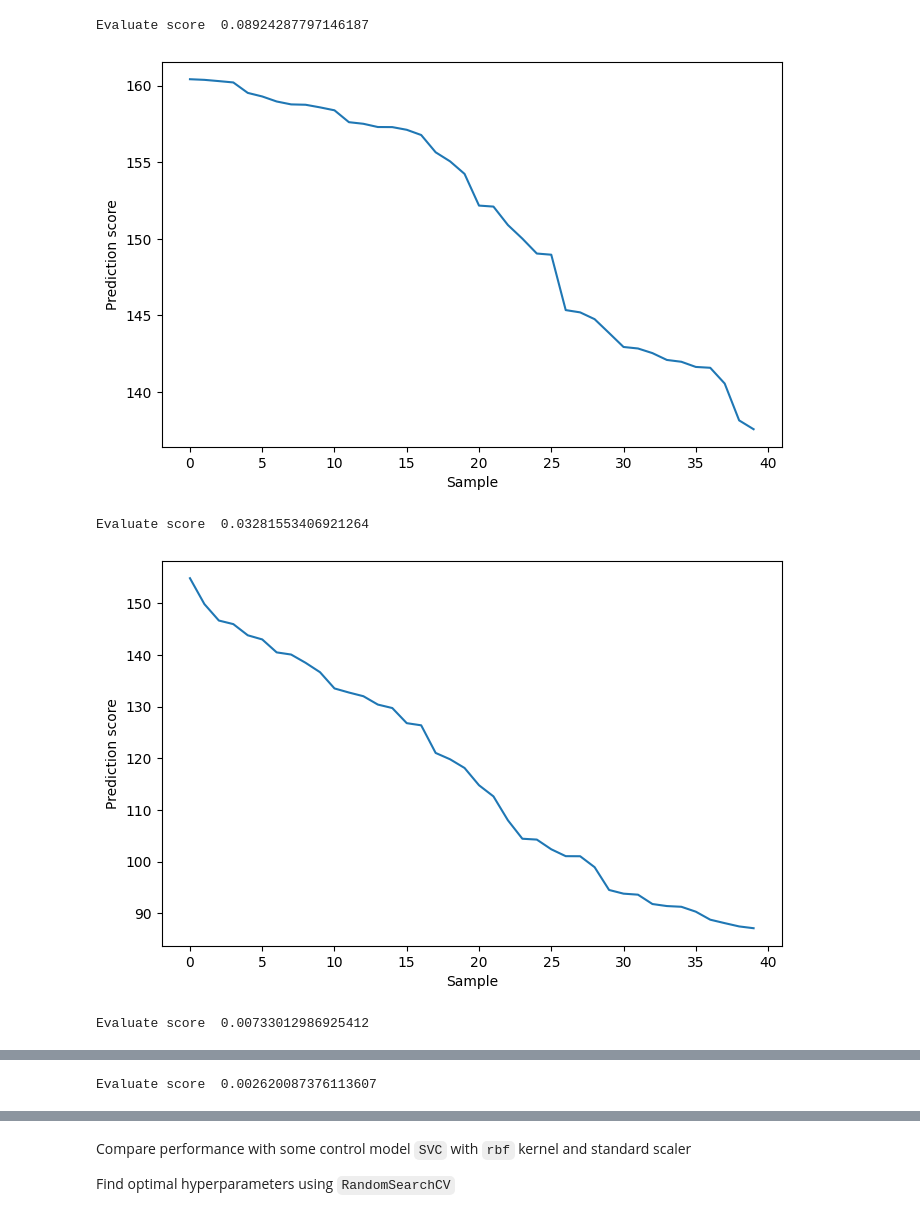
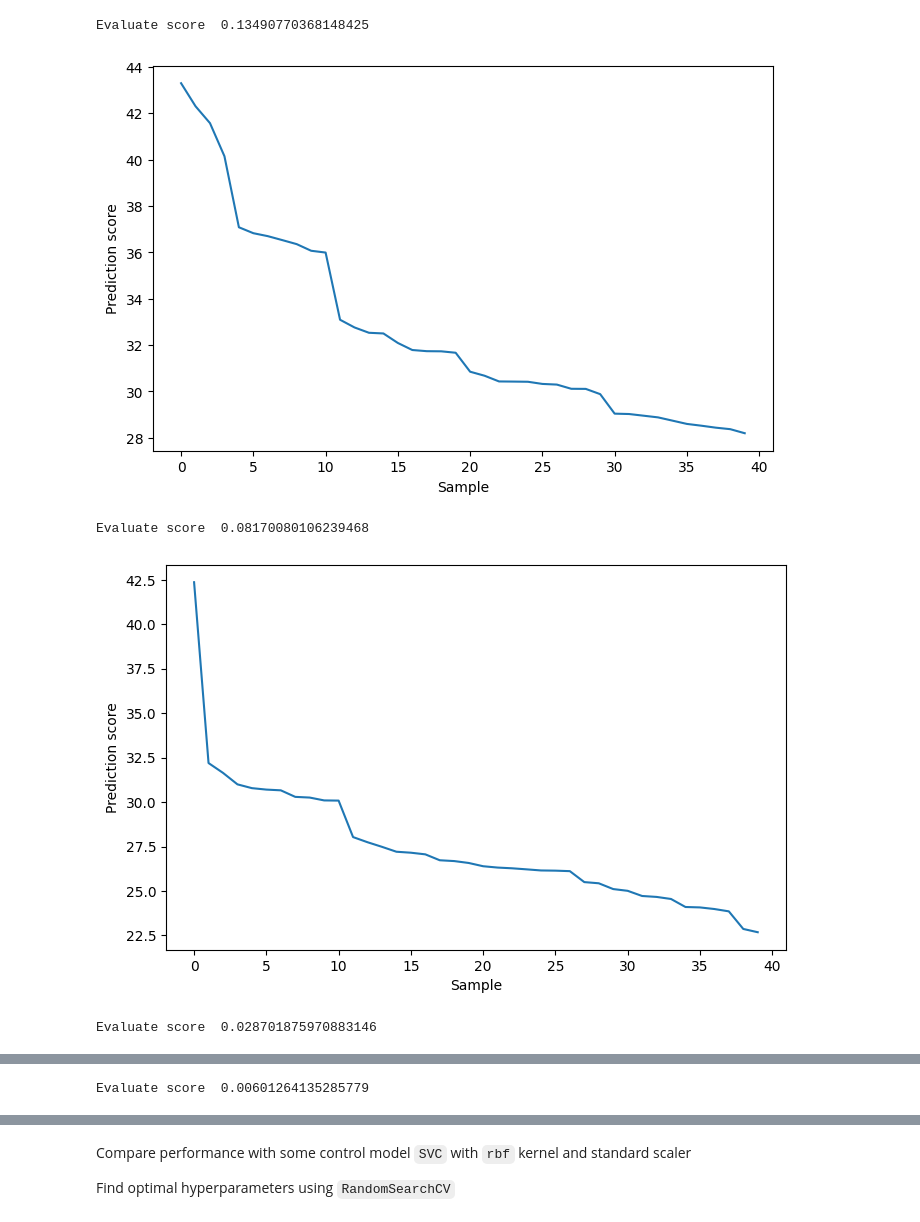
Before and after one commit to Kemsekov/python-outliers-detector, a Jupyter notebook: outlier_classification.ipynb, the cells around one changed output, grey strips where cells are left out. Drawn from its saved outputs; the diff is of its cells as text; code cells hidden in the pictures.

```diff
--- a/outlier_classification.ipynb
+++ b/outlier_classification.ipynb
@@ -93,7 +93,7 @@ def housing():
     return X,y_encoded,classes
 # %%
 from xgboost import XGBClassifier
-X,y, y_classes = AIDS()
+X,y, y_classes = heart_failure()
 
 # for high-dimensional data use `gpu` for device if you have one
 special_model = XGBClassifier(device='cpu')
@@ -106,7 +106,7 @@ state = randint(0,1000)
 search = RandomizedSearchCV(
     special_model,
     params,
-    n_iter=1000,
+    n_iter=200,
     cv=5,
     random_state=state,
     n_jobs=-1,
@@ -145,36 +143,39 @@ from common import find_outliers
 
 X_numpy = np.array(X)
 y_numpy = np.array(y)
 
 outliers_mask, score = find_outliers(
     X_numpy,
     y_numpy,
     special_model,
     outliers_to_remove=0.3,
     iterations=5,
     gamma=0.9,
     evaluate_loss=metrics.mean_squared_error,
     cv=5,
-    repeats=3,
+    repeats=5,
     class_weight_scale_power=0.5,
     plot=True
 )
 
 X_clean = X_numpy[~outliers_mask]
 y_clean = y_numpy[~outliers_mask]
+removed_size = np.count_nonzero(outliers_mask)/len(outliers_mask)
+
+print("removed ",removed_size)
 
 cv = RepeatedStratifiedKFold(n_splits=10, n_repeats=3, random_state=50)
 report = cross_val_classification_report(
     model=special_model,
     X=X_clean,
     y=y_clean,
     cv=cv,
     target_names=y_classes
 )
 print(report)
 # %% [output]
-Evaluate score  0.08924287797146187
+Evaluate score  0.13490770368148425
-[figure, old version]
+[figure, new version]
-Evaluate score  0.03281553406921264
+Evaluate score  0.08170080106239468
-[figure, old version]
+[figure, new version]
-Evaluate score  0.00733012986925412
+Evaluate score  0.028701875970883146
@@ -182 +183 @@ Evaluate score  0.00733012986925412
-Evaluate score  0.002620087376113607
+Evaluate score  0.00601264135285779
```
Also changed, not shown: parts of 4 cells of this notebook, 4 other files.
